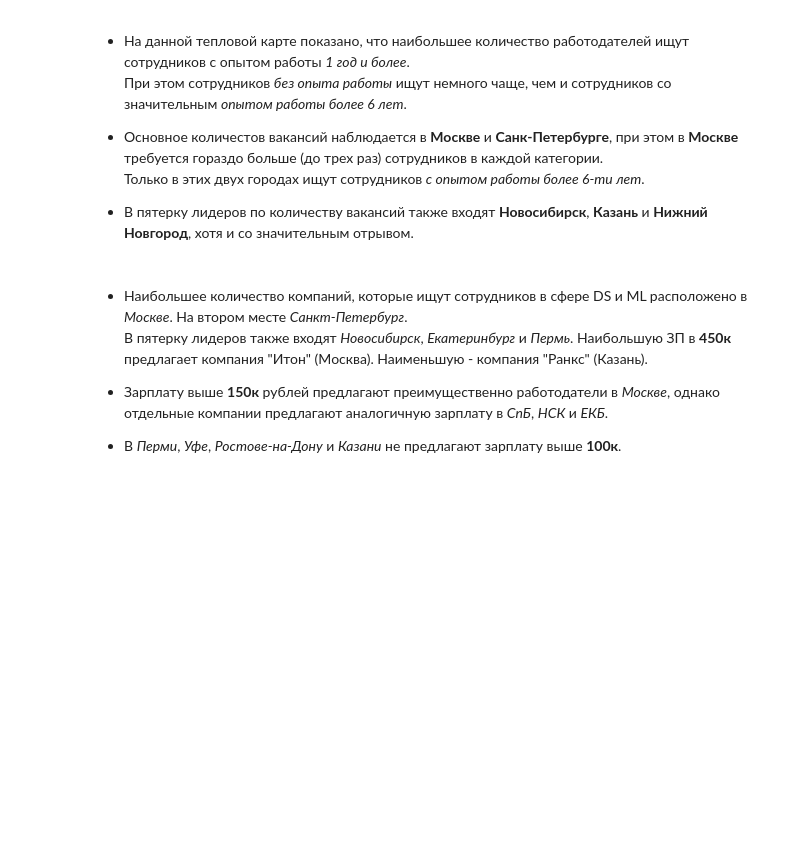
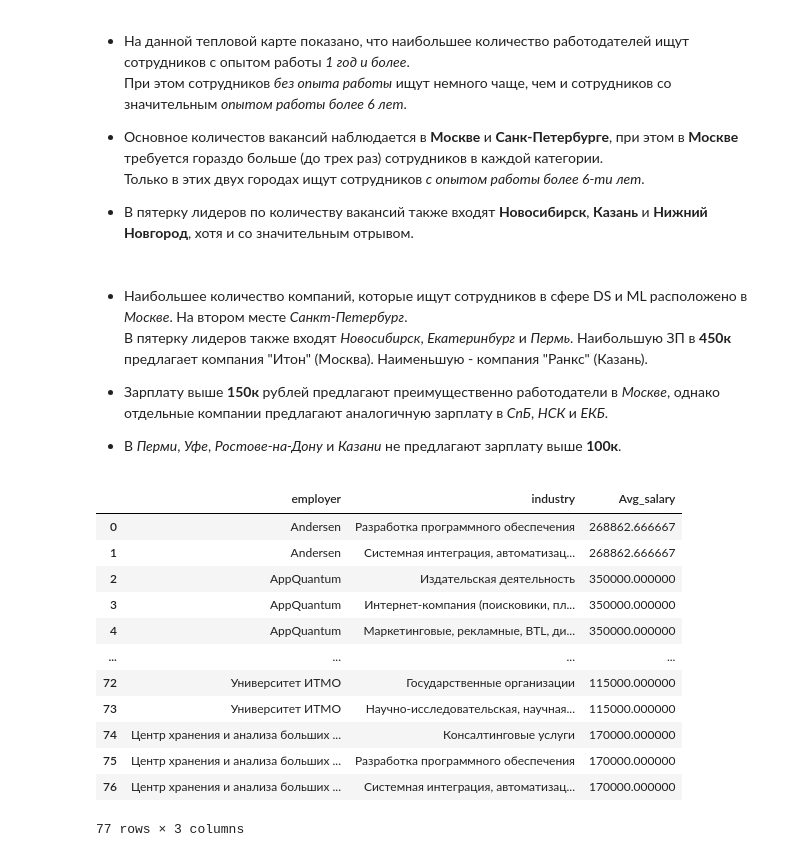
Before and after one commit to YarikKa2/SQL__StudyPrject2, a Jupyter notebook: code/SQL_StudyProject2.ipynb, the cells around one changed output. Saved outputs shown, nothing was run; the diff lists cells and outputs as text; code cells hidden in the pictures; blank space fills up the shorter version.

```diff
--- a/code/SQL_StudyProject2.ipynb
+++ b/code/SQL_StudyProject2.ipynb
@@ -1165,3 +1180,29 @@ Slry_by_CityEmpl.write_image(path + '/PNGs/Slry_by_CityEmpl.png', scale=6.5)
 
 * Зарплату выше **150к** рублей предлагают преимущественно работодатели в *Москве*, однако отдельные компании предлагают аналогичную зарплату в *СпБ*, *НСК* и *ЕКБ*.
 * В *Перми*, *Уфе*, *Ростове-на-Дону* и *Казани* не предлагают зарплату выше **100к**.
+# %%
+# Записываем результат запроса в переменную и оставляем только те данные,
+# которые соответсвуют городам-миллионникам
+add_df_3 = pd.read_sql_query(add_query_3, connection)
+add_df_3 = Avg_slry(add_df_3)
+
+
+
+
+Slry_by_IndEmpl = add_df_3.groupby(['employer', 'industry'], \
+    as_index=False)['Avg_salary'].mean().sort_values(['employer', 'Avg_salary'])
+display(Slry_by_IndEmpl)
+# %% [output]
+|  | employer | industry | Avg_salary |
+| 0 | Andersen | Разработка программного обеспечения | 268862.666667 |
+| 1 | Andersen | Системная интеграция, автоматизац... | 268862.666667 |
+| 2 | AppQuantum | Издательская деятельность | 350000.000000 |
+| 3 | AppQuantum | Интернет-компания (поисковики, пл... | 350000.000000 |
+| 4 | AppQuantum | Маркетинговые, рекламные, BTL, ди... | 350000.000000 |
+| ... | ... | ... | ... |
+| 72 | Университет ИТМО | Государственные организации | 115000.000000 |
+| 73 | Университет ИТМО | Научно-исследовательская, научная... | 115000.000000 |
+| 74 | Центр хранения и анализа больших ... | Консалтинговые услуги | 170000.000000 |
+| 75 | Центр хранения и анализа больших ... | Разработка программного обеспечения | 170000.000000 |
+| 76 | Центр хранения и анализа больших ... | Системная интеграция, автоматизац... | 170000.000000 |
+77 rows × 3 columns
```
Also changed, not shown: parts of 9 cells of this notebook, 5 other files.
